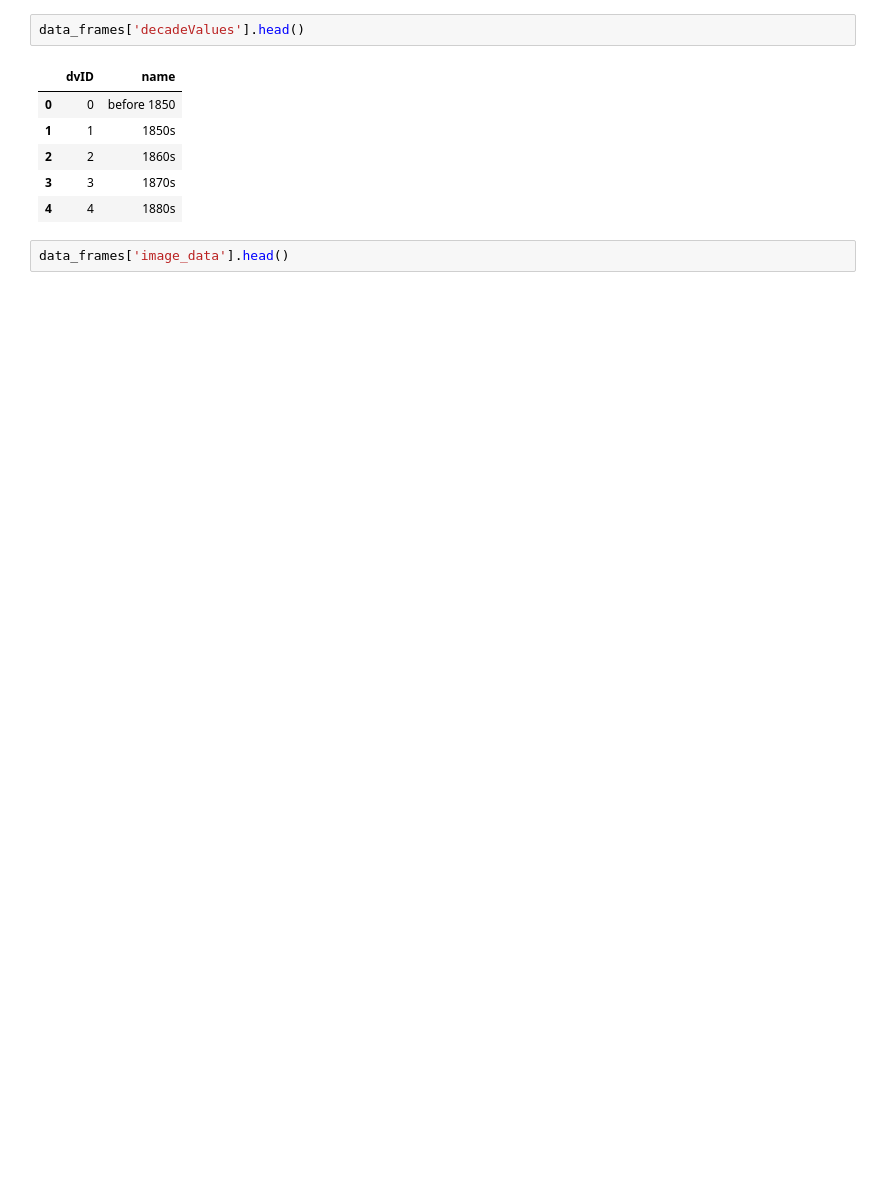
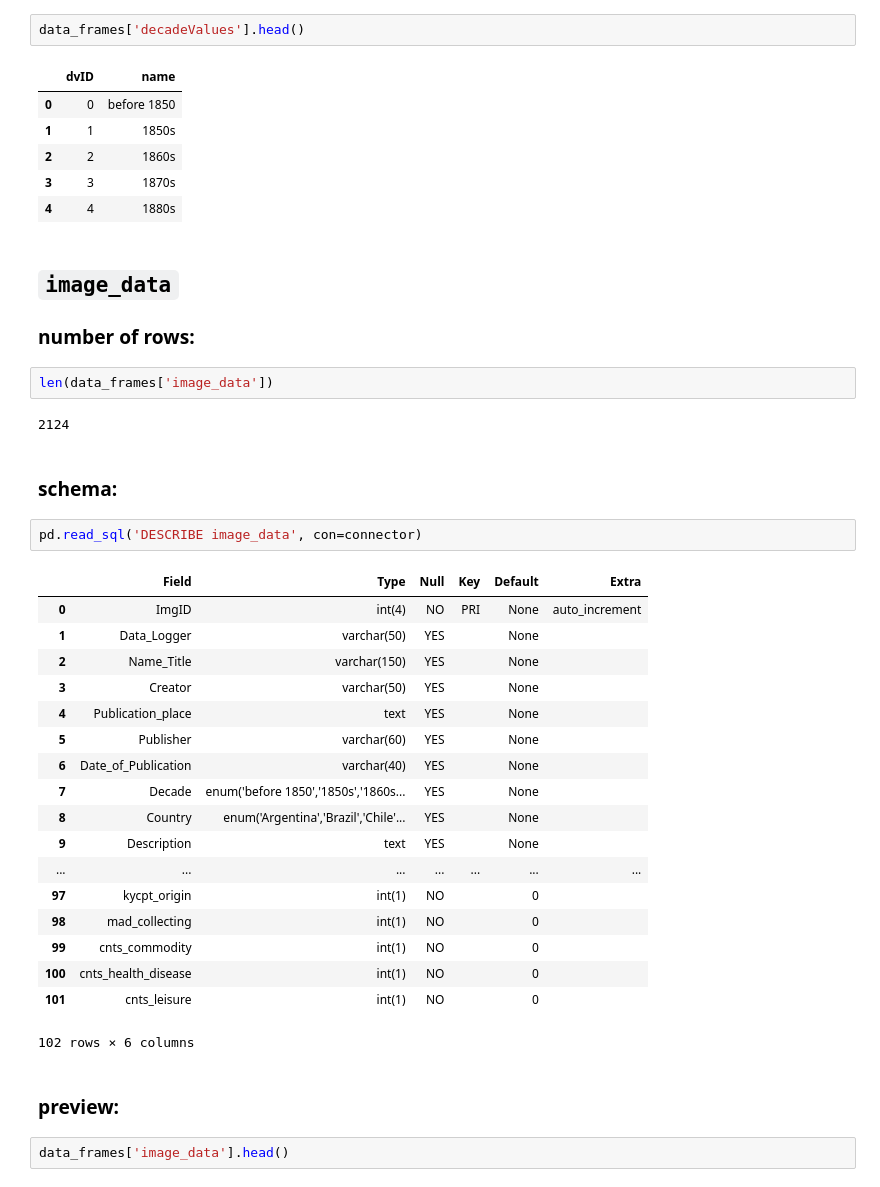
Before and after one commit to mnyrop/relics_and_selves, a Jupyter notebook: explore_and_export.ipynb, the cells around one changed output. Drawn from its saved outputs; the diff is of its cells as text; blank space fills up the shorter version.

Commit message:
include schemas and md preview

```diff
--- a/explore_and_export.ipynb
+++ b/explore_and_export.ipynb
@@ -52,6 +149,38 @@ data_frames['decadeValues'].head()
 | 2 | 2 | 1860s |
 | 3 | 3 | 1870s |
 | 4 | 4 | 1880s |
+# %% [markdown]
+## `image_data`
+### number of rows:
+# %%
+len(data_frames['image_data'])
+# %% [output]
+2124
+# %% [markdown]
+### schema:
+# %%
+pd.read_sql('DESCRIBE image_data', con=connector)
+# %% [output]
+|  | Field | Type | Null | Key | Default | Extra |
+| 0 | ImgID | int(4) | NO | PRI | None | auto_increment |
+| 1 | Data_Logger | varchar(50) | YES |  | None |  |
+| 2 | Name_Title | varchar(150) | YES |  | None |  |
+| 3 | Creator | varchar(50) | YES |  | None |  |
+| 4 | Publication_place | text | YES |  | None |  |
+| 5 | Publisher | varchar(60) | YES |  | None |  |
+| 6 | Date_of_Publication | varchar(40) | YES |  | None |  |
+| 7 | Decade | enum('before 1850','1850s','1860s... | YES |  | None |  |
+| 8 | Country | enum('Argentina','Brazil','Chile'... | YES |  | None |  |
+| 9 | Description | text | YES |  | None |  |
+| ... | ... | ... | ... | ... | ... | ... |
+| 97 | kycpt_origin | int(1) | NO |  | 0 |  |
+| 98 | mad_collecting | int(1) | NO |  | 0 |  |
+| 99 | cnts_commodity | int(1) | NO |  | 0 |  |
+| 100 | cnts_health_disease | int(1) | NO |  | 0 |  |
+| 101 | cnts_leisure | int(1) | NO |  | 0 |  |
+102 rows × 6 columns
+# %% [markdown]
+### preview:
 # %%
 data_frames['image_data'].head()
 # %% [output]
```
Also changed, not shown: parts of 49 cells of this notebook, 2 other files.
